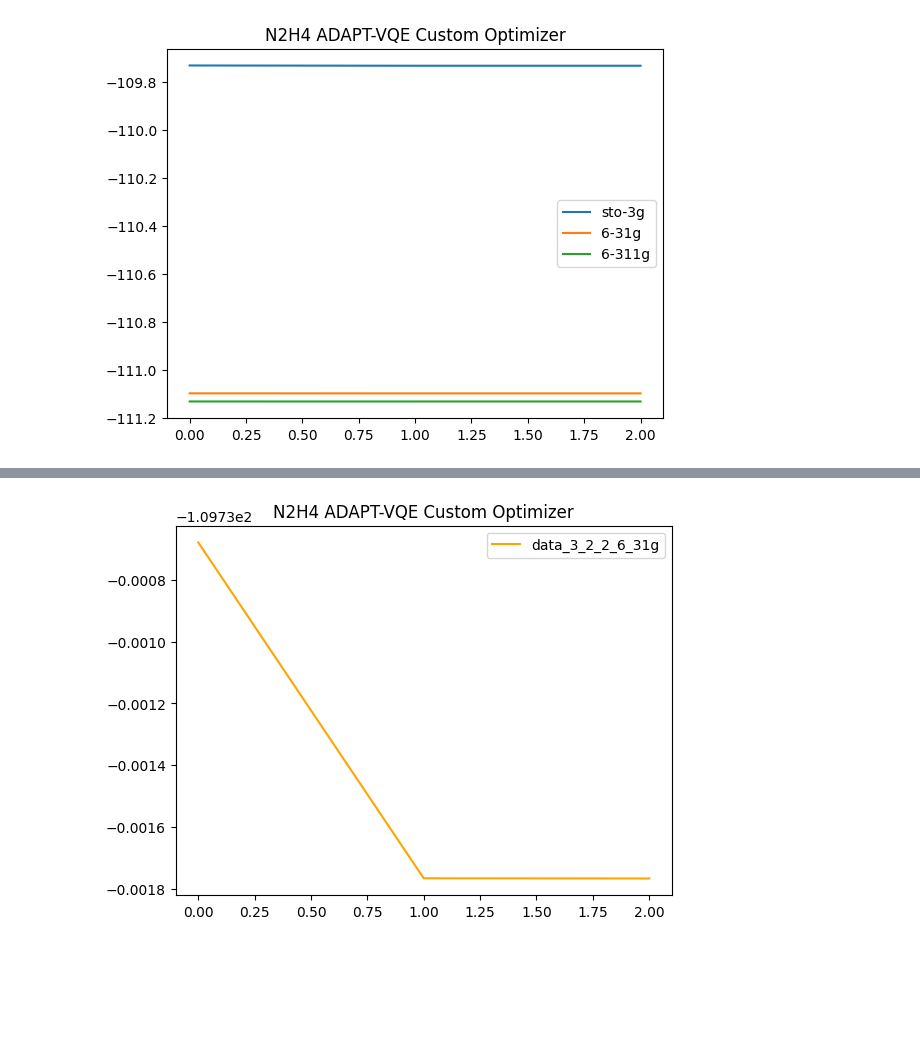
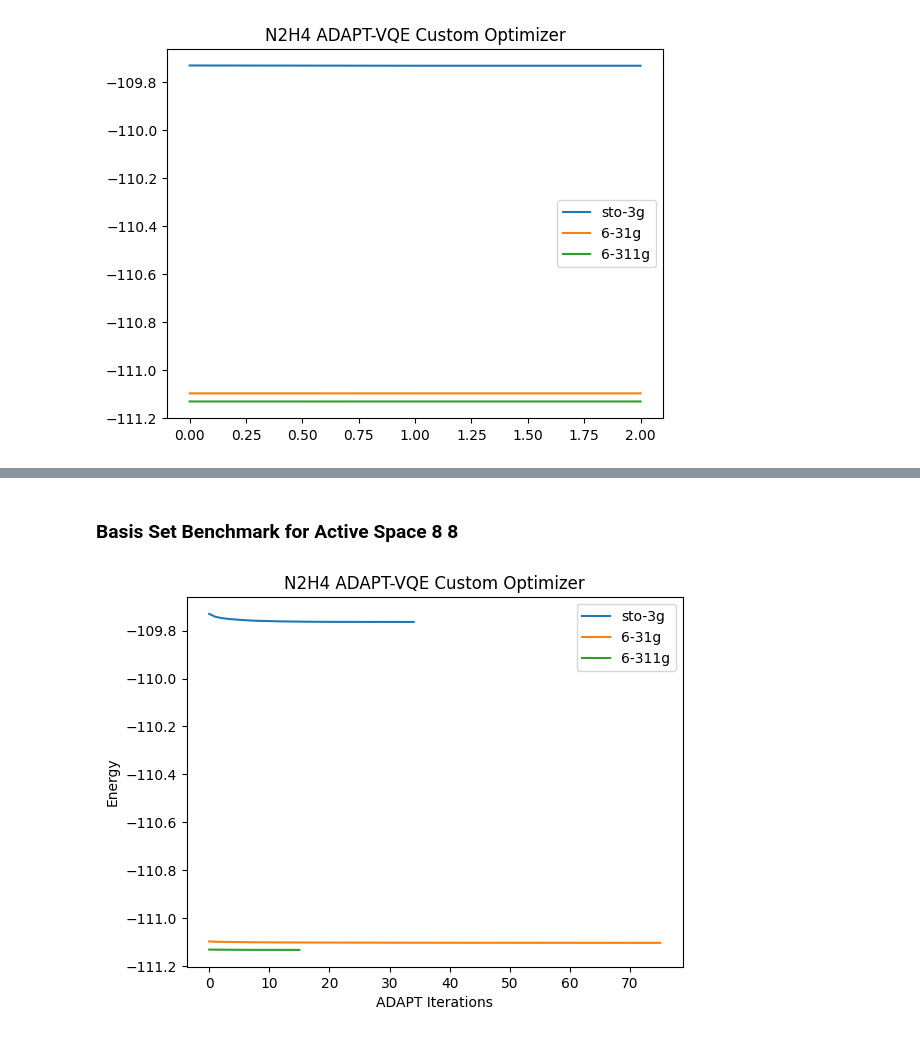
Before and after one commit to azhar-ikhtiarudin/variational-quantum-eigensolver, a Jupyter notebook: PennyLane/N2H4/custom_vqe/data/custom_vqe_visualizer.ipynb, the cells around one changed output, grey strips where cells are left out. Saved outputs shown, nothing was run; the diff lists cells and outputs as text; code cells hidden in the pictures; blank space fills up the shorter version.

```diff
--- a/PennyLane/N2H4/custom_vqe/data/custom_vqe_visualizer.ipynb
+++ b/PennyLane/N2H4/custom_vqe/data/custom_vqe_visualizer.ipynb
@@ -22,10 +36,20 @@ plt.show()
+# %% [markdown]
+### Basis Set Benchmark for Active Space 8 8
+# %%
+data_3_8_8_sto_3g = np.loadtxt('N2H4_3_8_8_basis-sto-3g.txt', delimiter=',')
+data_3_8_8_6_31g = np.loadtxt('N2H4_3_8_8_basis-6-31g.txt', delimiter=',')
+data_3_8_8_6_311g = np.loadtxt('N2H4_3_8_8_basis-6-311g.txt', delimiter=',')
+data_3_8_8_cc_pvdz = np.loadtxt('N2H4_3_8_8_basis-cc-pvdz.txt', delimiter=',')
 # %%
-plt.plot(data_3_2_2_6_31g, label='data_3_2_2_6_31g', color="orange")
-# plt.plot(data_3_2_2_sto_3g, label='sto-3g')
+plt.plot(data_3_8_8_sto_3g, label='sto-3g')
+plt.plot(data_3_8_8_6_31g, label='6-31g')
+plt.plot(data_3_8_8_6_311g, label='6-311g')
 
 
 plt.title('N2H4 ADAPT-VQE Custom Optimizer')
+plt.xlabel("ADAPT Iterations")
+plt.ylabel("Energy")
 plt.legend()
 plt.show()
 # %% [output]
-[figure, old version]
+[figure, new version]
```
Also changed, not shown: parts of 4 cells of this notebook, 13 other files.
